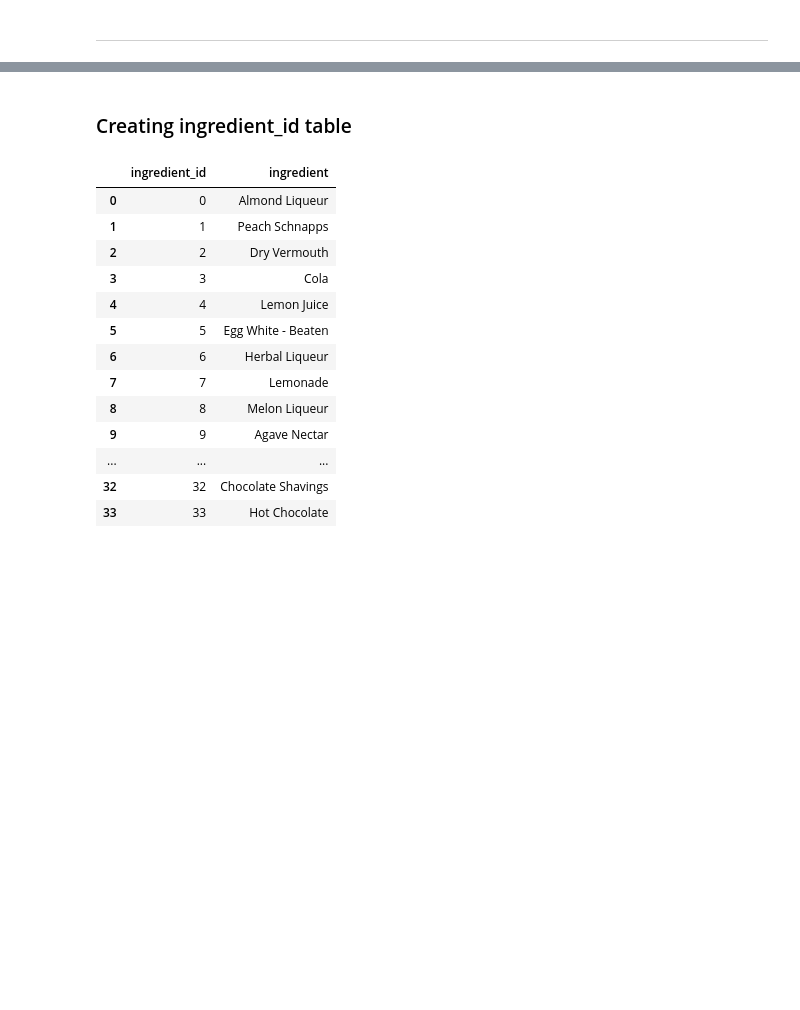
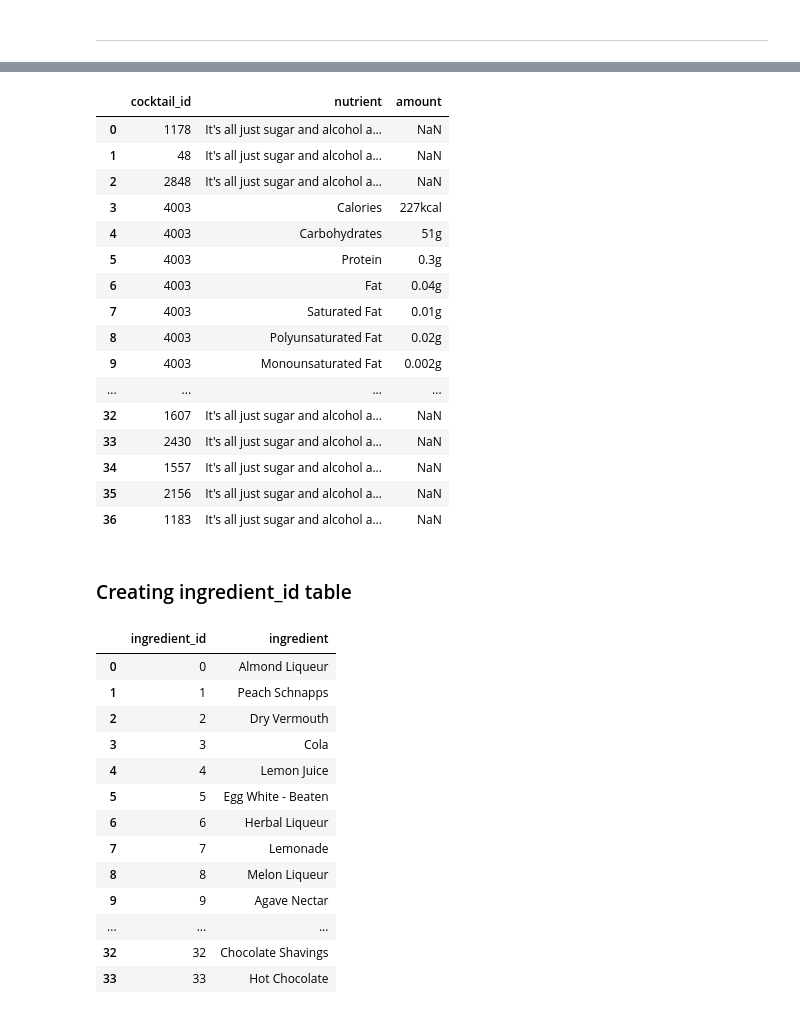
Before and after one commit to Lucien-Stephane-Ld/certification-project-DAFT410, a Jupyter notebook: data_cleaning.ipynb, the cells around one changed output, grey strips where cells are left out. Cells and saved outputs as stored; diff of their text form; code cells hidden in the pictures; blank space fills up the shorter version.

```diff
--- a/data_cleaning.ipynb
+++ b/data_cleaning.ipynb
@@ -253,0 +228,5 @@ df_exploded_cal.head(5)
+# %%
+df_exploded_cal[['nutrient','amount']] = pd.DataFrame(df_exploded_cal['nutrition_facts'].apply(pd.Series))
+
+df_exploded_nutri = df_exploded_cal
+df_exploded_nutri.head()
@@ -295,0 +284,4 @@ _______________________
+# %%
+df_exploded_nutri = df_exploded_nutri.reset_index()
+df_exploded_nutri = df_exploded_nutri.drop(columns=['index','level_0'])
+df_exploded_nutri.head(1)
@@ -296,3 +296,26 @@ _______________________
+# %%
+cocktail_nutrient = df_exploded_nutri.merge(unique_ctl_df[['cocktail_id']], on='cocktail_id', how='inner')
+
+cocktail_nutrient = cocktail_nutrient[['cocktail_id','nutrient','amount']]
+cocktail_nutrient
+# %% [output]
+|  | cocktail_id | nutrient | amount |
+| 0 | 1178 | It's all just sugar and alcohol a... | NaN |
+| 1 | 48 | It's all just sugar and alcohol a... | NaN |
+| 2 | 2848 | It's all just sugar and alcohol a... | NaN |
+| 3 | 4003 | Calories | 227kcal |
+| 4 | 4003 | Carbohydrates | 51g |
+| 5 | 4003 | Protein | 0.3g |
+| 6 | 4003 | Fat | 0.04g |
+| 7 | 4003 | Saturated Fat | 0.01g |
+| 8 | 4003 | Polyunsaturated Fat | 0.02g |
+| 9 | 4003 | Monounsaturated Fat | 0.002g |
+| ... | ... | ... | ... |
+| 32 | 1607 | It's all just sugar and alcohol a... | NaN |
+| 33 | 2430 | It's all just sugar and alcohol a... | NaN |
+| 34 | 1557 | It's all just sugar and alcohol a... | NaN |
+| 35 | 2156 | It's all just sugar and alcohol a... | NaN |
+| 36 | 1183 | It's all just sugar and alcohol a... | NaN |
 # %% [markdown]
 ### Creating ingredient_id table
 # %%
```
Also changed, not shown: parts of 21 cells of this notebook.
